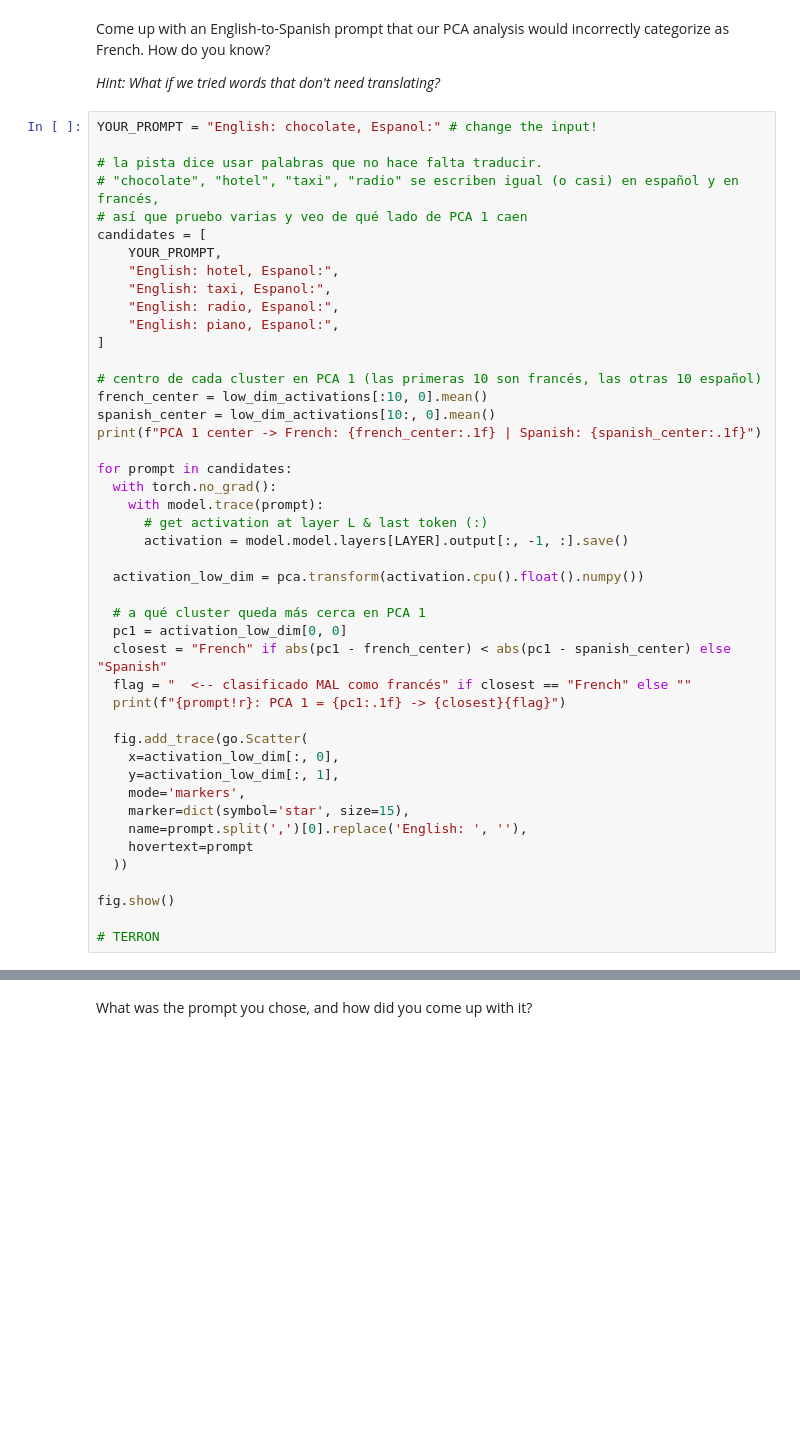
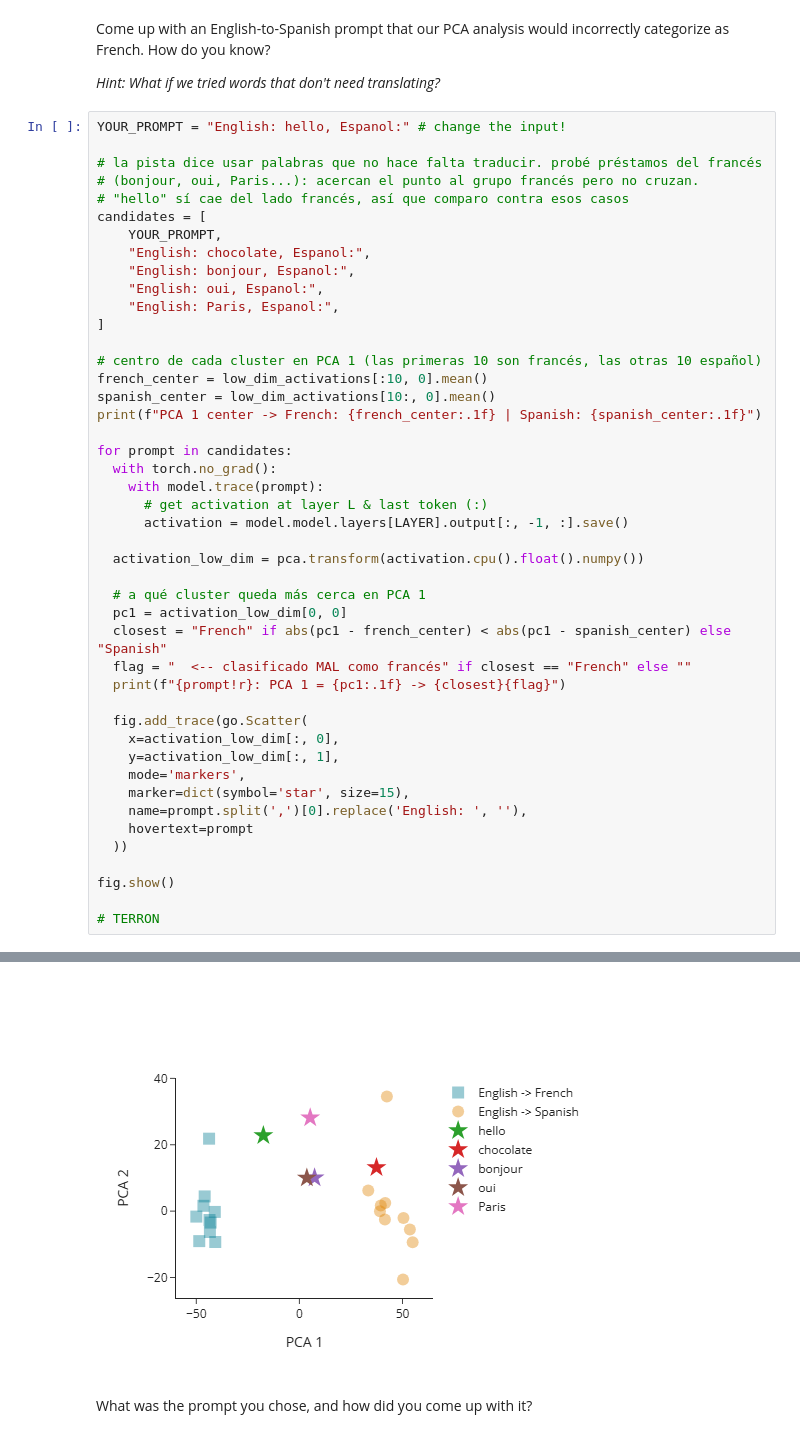
Before and after one commit to Maigolinox/cs221m-course-terron-notes, a Jupyter notebook: 04_probes.ipynb, the cells around one changed output, grey strips where cells are left out. Cells and saved outputs as stored; diff of their text form; blank space fills up the shorter version.

```diff
--- a/04_probes.ipynb
+++ b/04_probes.ipynb
@@ -393,17 +492,17 @@ Come up with an English-to-Spanish prompt that our PCA analysis would incorrectl
 
 *Hint: What if we tried words that don't need translating?*
 # %%
-YOUR_PROMPT = "English: chocolate, Espanol:" # change the input!
+YOUR_PROMPT = "English: hello, Espanol:" # change the input!
 
-# la pista dice usar palabras que no hace falta traducir.
-# "chocolate", "hotel", "taxi", "radio" se escriben igual (o casi) en español y en francés,
-# así que pruebo varias y veo de qué lado de PCA 1 caen
+# la pista dice usar palabras que no hace falta traducir. probé préstamos del francés
+# (bonjour, oui, Paris...): acercan el punto al grupo francés pero no cruzan.
+# "hello" sí cae del lado francés, así que comparo contra esos casos
 candidates = [
     YOUR_PROMPT,
-    "English: hotel, Espanol:",
-    "English: taxi, Espanol:",
-    "English: radio, Espanol:",
-    "English: piano, Espanol:",
+    "English: chocolate, Espanol:",
+    "English: bonjour, Espanol:",
+    "English: oui, Espanol:",
+    "English: Paris, Espanol:",
 ]
 
 # centro de cada cluster en PCA 1 (las primeras 10 son francés, las otras 10 español)
@@ -437,3 +536,4 @@ for prompt in candidates:
 fig.show()
 
 # TERRON
+# %% [output]
@@ -440,3 +546,4 @@ fig.show()
+[figure, added]
 # %% [markdown]
 What was the prompt you chose, and how did you come up with it?
 # %% [markdown]
```
Also changed, not shown: parts of 26 cells of this notebook, 29 other files.
